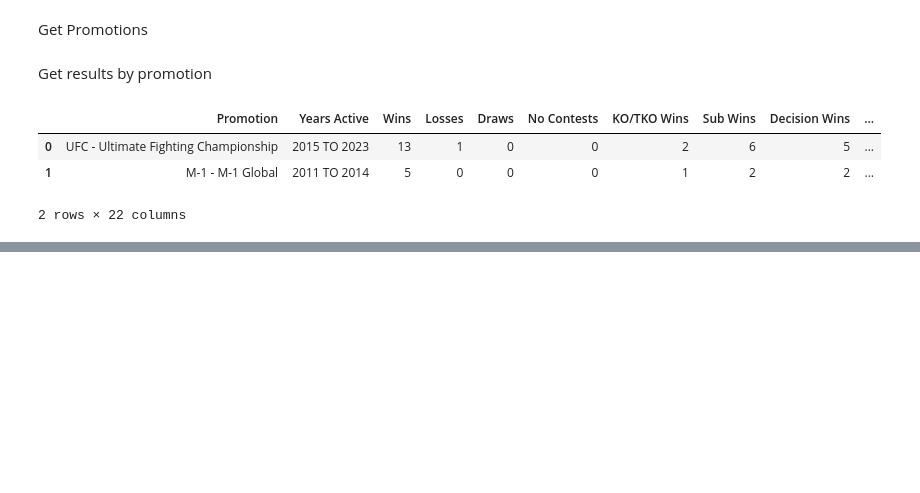
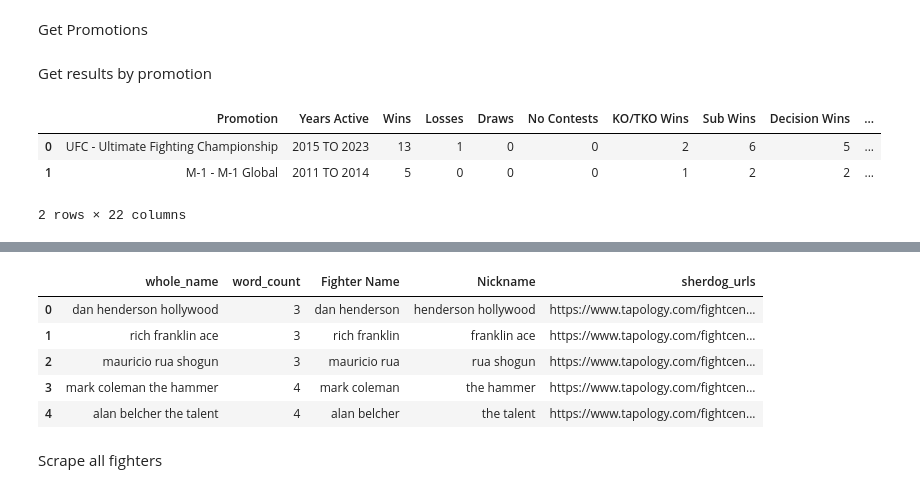
Before and after one commit to tmcroyce/UFC_Prediction_V2.1, a Jupyter notebook: V2_Newer_Notebooks/Scraping Tapology.ipynb, the cells around one changed output, grey strips where cells are left out. Saved outputs shown, nothing was run; the diff lists cells and outputs as text; code cells hidden in the pictures; blank space fills up the shorter version.

```diff
--- a/V2_Newer_Notebooks/Scraping Tapology.ipynb
+++ b/V2_Newer_Notebooks/Scraping Tapology.ipynb
@@ -382,0 +548,14 @@ fight_results
+# %%
+fighters = '/Users/travisroyce/Library/CloudStorage/OneDrive-Personal/Data Science/Personal_Projects/Sports/UFC_Prediction_V2/data/final/aggregates/Sherdog_Fighter_URLs.csv'
+fighters_df = pd.read_csv(fighters)
+fighters_df.head()
+# if there is a </loc> tag, remove it
+fighters_df['sherdog_urls'] = fighters_df['sherdog_urls'].str.replace('</loc>', '')
+fighters_df.head()
+# %% [output]
+|  | whole_name | word_count | Fighter Name | Nickname | sherdog_urls |
+| 0 | dan henderson hollywood | 3 | dan henderson | henderson hollywood | https://www.tapology.com/fightcen... |
+| 1 | rich franklin ace | 3 | rich franklin | franklin ace | https://www.tapology.com/fightcen... |
+| 2 | mauricio rua shogun | 3 | mauricio rua | rua shogun | https://www.tapology.com/fightcen... |
+| 3 | mark coleman the hammer | 4 | mark coleman | the hammer | https://www.tapology.com/fightcen... |
+| 4 | alan belcher the talent | 4 | alan belcher | the talent | https://www.tapology.com/fightcen... |
@@ -382,0 +564,2 @@ fight_results
+# %% [markdown]
+Scrape all fighters
```
Also changed, not shown: parts of 16 cells of this notebook.
